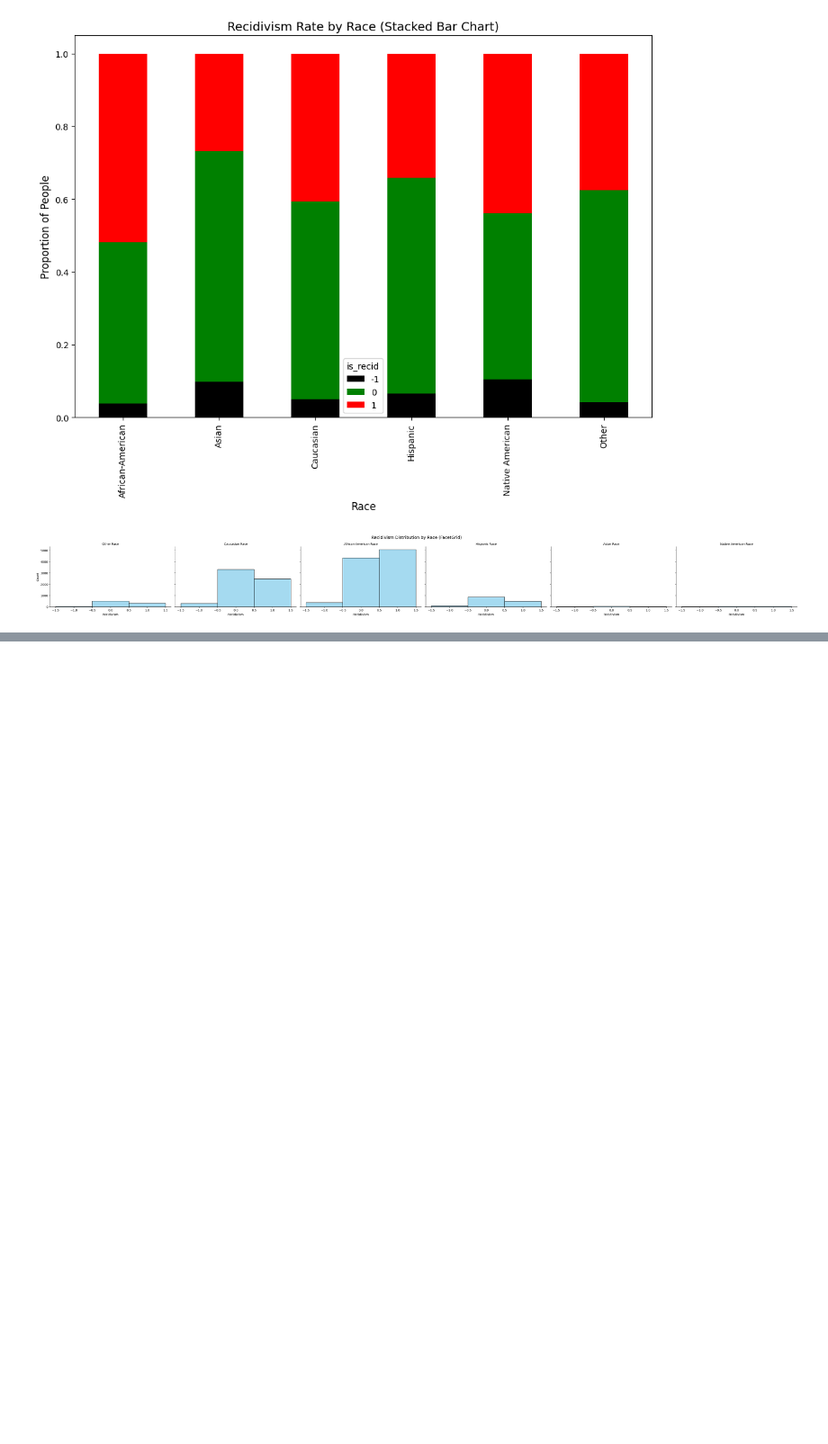
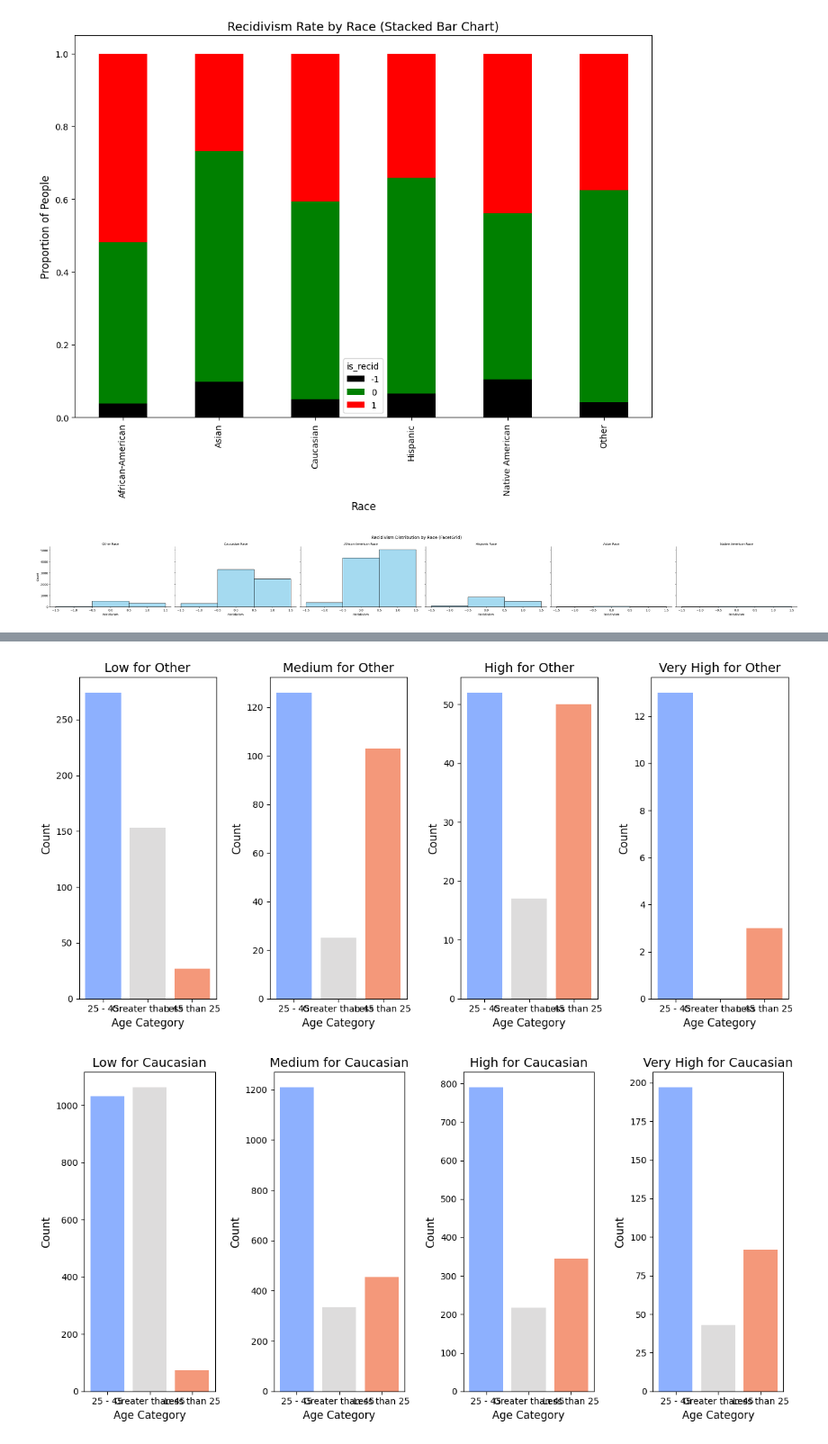
Before and after one commit to TimosEle23/XAI_project, a Jupyter notebook: analysis.ipynb, the cells around one changed output, grey strips where cells are left out. Shown at 90% size. Saved outputs shown, nothing was run; the diff lists cells and outputs as text; code cells hidden in the pictures; blank space fills up the shorter version.

```diff
--- a/analysis.ipynb
+++ b/analysis.ipynb
@@ -199,0 +231,48 @@ plt.show()
+# %%
+# Step 1: Clean NaN values in 'decile_score' column (you can either fill or drop NaNs)
+df = df.dropna(subset=['decile_score'])  # Dropping rows with NaN in decile_score
+
+# Step 2: Create decile score categories (low, medium, high)
+bins = [0, 3, 6, 9, 10]  # Define bin edges based on decile score ranges
+labels = ['Low', 'Medium', 'High', 'Very High']  # Labels for each range
+
+# Step 3: Apply 'pd.cut()' to categorize 'decile_score'
+df['decile_score_range'] = pd.cut(df['decile_score'], bins=bins, labels=labels, right=False)
+
+# Step 4: Get unique races
+races = df['race'].unique()
+
+# Step 5: Loop through each race and plot a bar plot for age categories within decile score ranges
+for race in races:
+    # Filter the dataframe for the current race
+    race_data = df[df['race'] == race]
+
+    # Step 6: Group by decile_score_range and age_cat, then count the occurrences
+    age_decile_counts = race_data.groupby(['decile_score_range', 'age_cat']).size().unstack(fill_value=0)
+
+    # Step 7: Create subplots for each race (one row, multiple columns)
+    num_plots = len(age_decile_counts.index)  # Number of bar plots for the current race
+    fig, axes = plt.subplots(1, num_plots, figsize=(12, 6))  # Create a subplot row with num_plots columns
+
+    # If only one plot, make sure axes is iterable
+    if num_plots == 1:
+        axes = [axes]
+
+    # Plot one bar plot for each decile score range
+    for j, decile_range in enumerate(age_decile_counts.index):
+        counts = age_decile_counts.loc[decile_range].fillna(0)
+
+        # Ensure all values are finite (replace NaN or inf with 0)
+        counts = counts.replace([np.inf, -np.inf, np.nan], 0)
+
+        # Plotting the bar plot for this decile score range
+        axes[j].bar(counts.index, counts, color=sns.color_palette("coolwarm", len(counts)))
+        axes[j].set_title(f"{decile_range} for {race}", fontsize=14)
+        axes[j].set_xlabel('Age Category', fontsize=12)
+        axes[j].set_ylabel('Count', fontsize=12)
+
+    plt.tight_layout()  # Adjust layout to prevent overlap
+    plt.show()  # Show the bar chart row for this race
+# %% [output]
+[figure, added]
+[figure, added]
```
Also changed, not shown: parts of 4 cells of this notebook.
